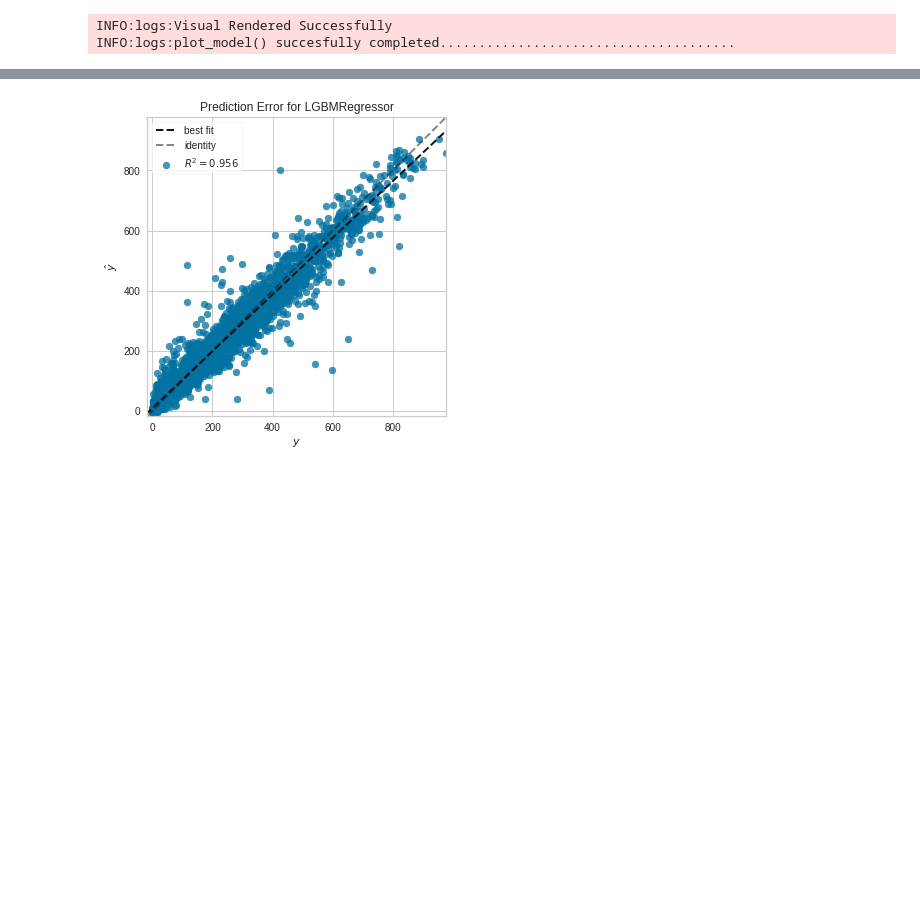
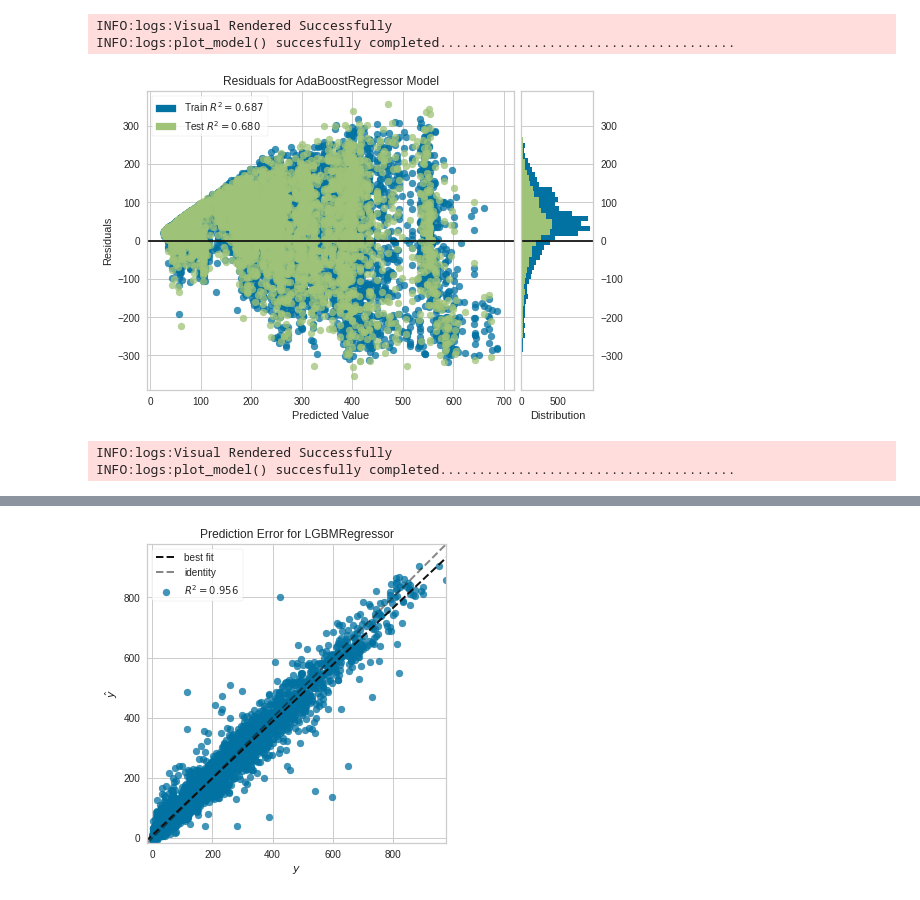
Before and after one commit to cruzalacar/AI-BikeSharing, a Jupyter notebook: AI_Project_BikeSharing.ipynb, the cells around one changed output, grey strips where cells are left out. Cells and saved outputs as stored; diff of their text form; code cells hidden in the pictures; blank space fills up the shorter version.

Commit message:
updated graphs

```diff
--- a/AI_Project_BikeSharing.ipynb
+++ b/AI_Project_BikeSharing.ipynb
@@ -293,3 +293,9 @@ plot_model(tuned_lightgbm)
 [figure]
 INFO:logs:Visual Rendered Successfully
 INFO:logs:plot_model() succesfully completed......................................
+# %%
+plot_model(tuned_ada)
+# %% [output]
+[figure, added]
+INFO:logs:Visual Rendered Successfully
+INFO:logs:plot_model() succesfully completed......................................
```
Also changed, not shown: parts of 4 cells of this notebook.
